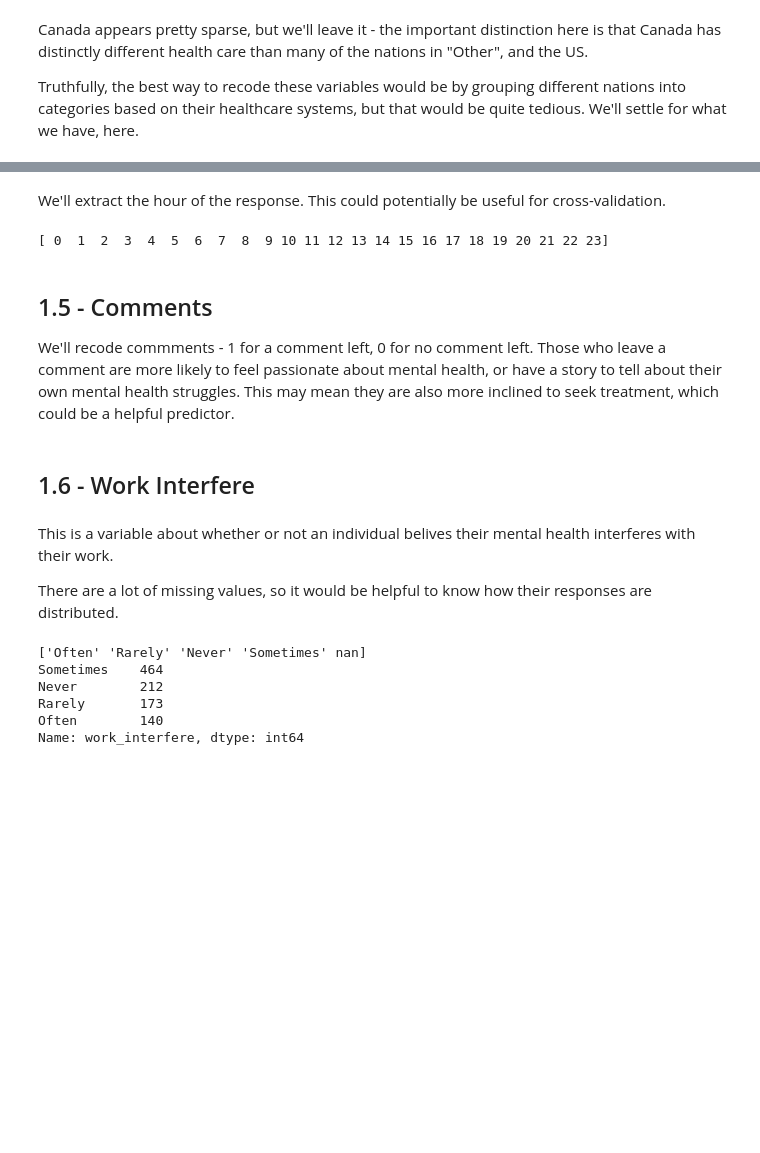
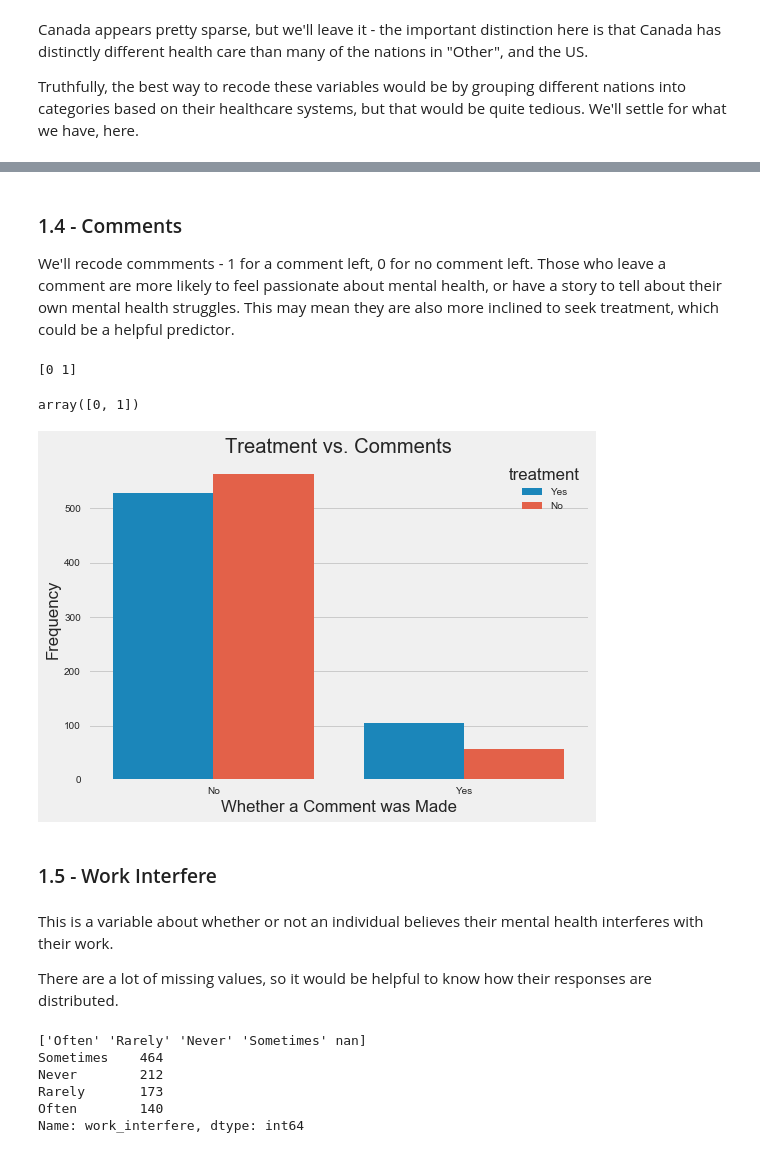
Before and after one commit to Carl-Lejerskar/Stats131Project, a Jupyter notebook: Final Project Notebook.ipynb, the cells around one changed output, grey strips where cells are left out. Saved outputs shown, nothing was run; the diff lists cells and outputs as text; code cells hidden in the pictures; blank space fills up the shorter version.

```diff
--- a/Final Project Notebook.ipynb
+++ b/Final Project Notebook.ipynb
@@ -184,24 +182,31 @@ Truthfully, the best way to recode these variables would be by grouping differen
-# %% [markdown]
-We'll extract the hour of the response. This could potentially be useful for cross-validation.
-# %%
-df.Timestamp = pd.to_datetime(df.Timestamp,infer_datetime_format=True)
-df['Hour'] = df.Timestamp.dt.hour
-print(np.sort(df.Hour.unique()))
-# %% [output]
-[ 0  1  2  3  4  5  6  7  8  9 10 11 12 13 14 15 16 17 18 19 20 21 22 23]
 # %% [markdown]
-## 1.5 - Comments
+### 1.4 - Comments
 
 We'll recode commments - 1 for a comment left, 0 for no comment left. Those who leave a comment are more likely to feel passionate about mental health, or have a story to tell about their own mental health struggles. This may mean they are also more inclined to seek treatment, which could be a helpful predictor.
 # %%
 df.loc[df.comments.notnull(), 'comments'] = 1
-df.loc[df.comments.isnull(), 'comments'] = 0
-df.comments.unique()
+df.loc[df.comments != 1, 'comments'] = 0
+print(df.comments.unique())
 df.comments=df.comments.astype(int)
+# %% [output]
+[0 1]
+# %%
+df.comments.unique()
+# %% [output]
+array([0, 1])
+# %%
+sns.countplot(df.comments, hue = df.treatment)
+plt.title('Treatment vs. Comments')
+plt.xlabel('Whether a Comment was Made')
+plt.ylabel('Frequency')
+plt.xticks((0, 1), ('No', 'Yes'))
+plt.show()
+# %% [output]
+[figure, added]
 # %% [markdown]
-## 1.6 - Work Interfere
+### 1.5 - Work Interfere
 # %% [markdown]
-This is a variable about whether or not an individual belives their mental health interferes with their work.
+This is a variable about whether or not an individual believes their mental health interferes with their work.
 
 There are a lot of missing values, so it would be helpful to know how their responses are distributed.
 # %%
```
Also changed, not shown: parts of 39 cells of this notebook.
